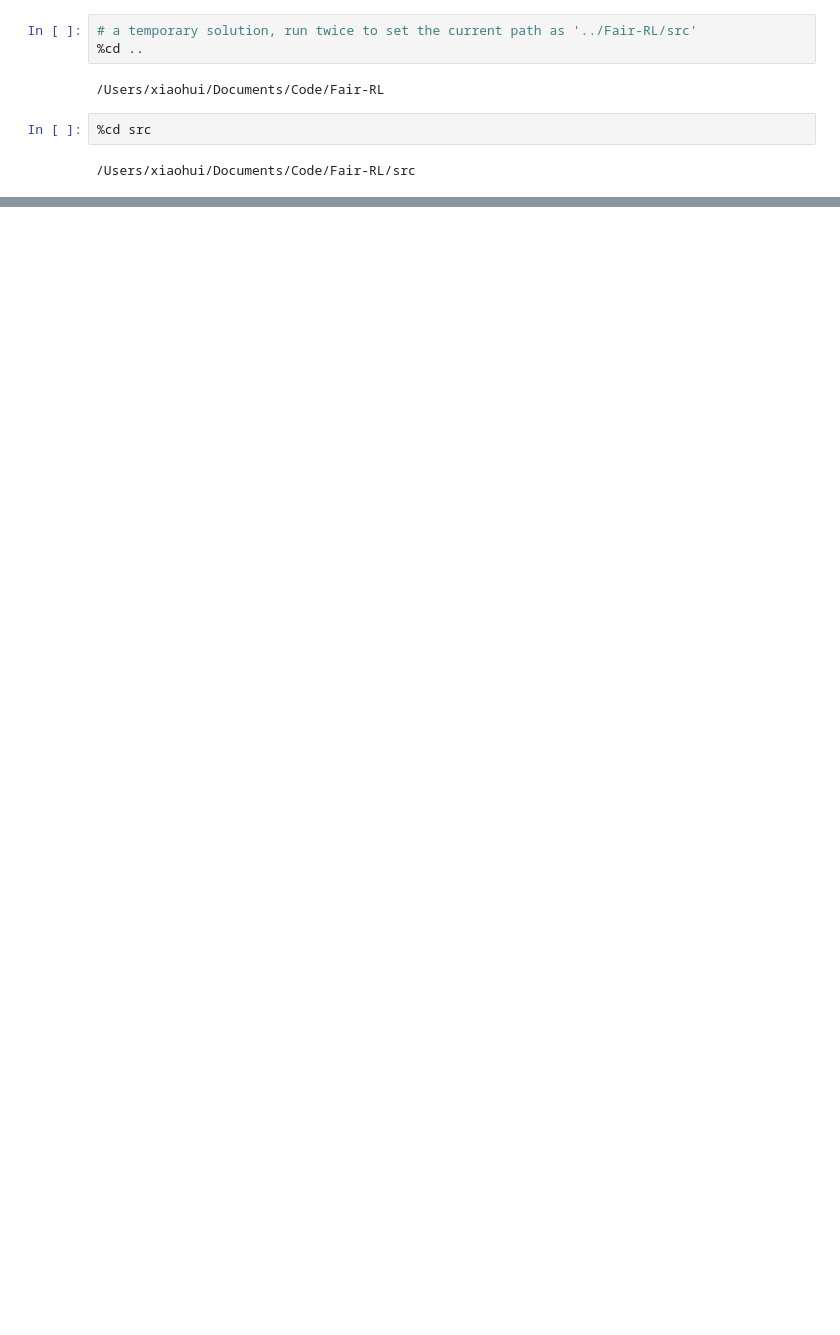
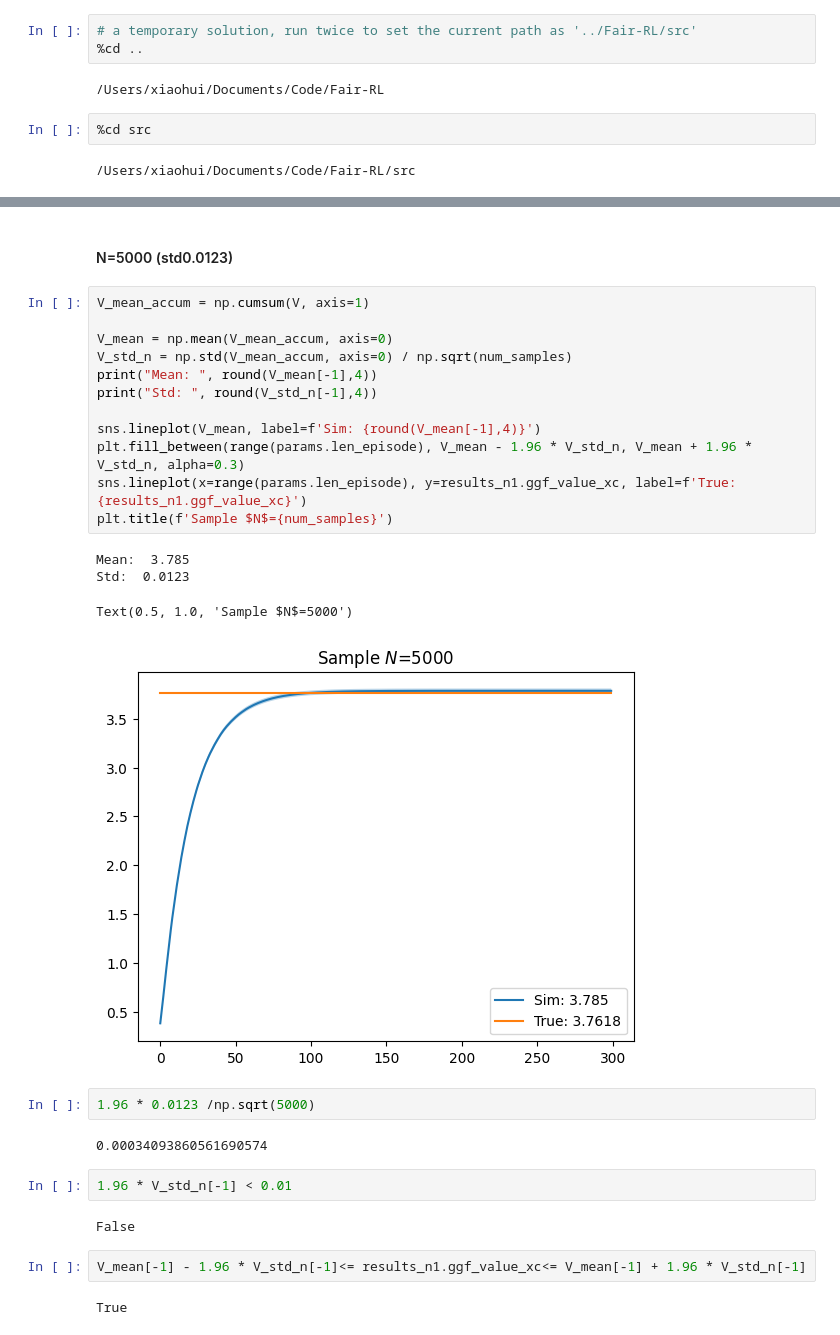
Before and after one commit to x-tu/GGF-wcMDP, a Jupyter notebook: src/experiments/weakly.ipynb, the cells around one changed output, grey strips where cells are left out. Cells and saved outputs as stored; diff of their text form; blank space fills up the shorter version.

```diff
--- a/src/experiments/weakly.ipynb
+++ b/src/experiments/weakly.ipynb
@@ -89,0 +533,31 @@ mrp_data
+# %% [markdown]
+#### N=5000 (std0.0123)
+# %%
+V_mean_accum = np.cumsum(V, axis=1)
+
+V_mean = np.mean(V_mean_accum, axis=0)
+V_std_n = np.std(V_mean_accum, axis=0) / np.sqrt(num_samples)
+print("Mean: ", round(V_mean[-1],4))
+print("Std: ", round(V_std_n[-1],4))
+
+sns.lineplot(V_mean, label=f'Sim: {round(V_mean[-1],4)}')
+plt.fill_between(range(params.len_episode), V_mean - 1.96 * V_std_n, V_mean + 1.96 * V_std_n, alpha=0.3)
+sns.lineplot(x=range(params.len_episode), y=results_n1.ggf_value_xc, label=f'True: {results_n1.ggf_value_xc}')
+plt.title(f'Sample $N$={num_samples}')
+# %% [output]
+Mean:  3.785
+Std:  0.0123
+Text(0.5, 1.0, 'Sample $N$=5000')
+[figure, added]
+# %%
+1.96 * 0.0123 /np.sqrt(5000)
+# %% [output]
+0.00034093860561690574
+# %%
+1.96 * V_std_n[-1] < 0.01
+# %% [output]
+False
+# %%
+V_mean[-1] - 1.96 * V_std_n[-1]<= results_n1.ggf_value_xc<= V_mean[-1] + 1.96 * V_std_n[-1]
+# %% [output]
+True
```
Also changed, not shown: parts of 122 cells of this notebook, 4 other files.
